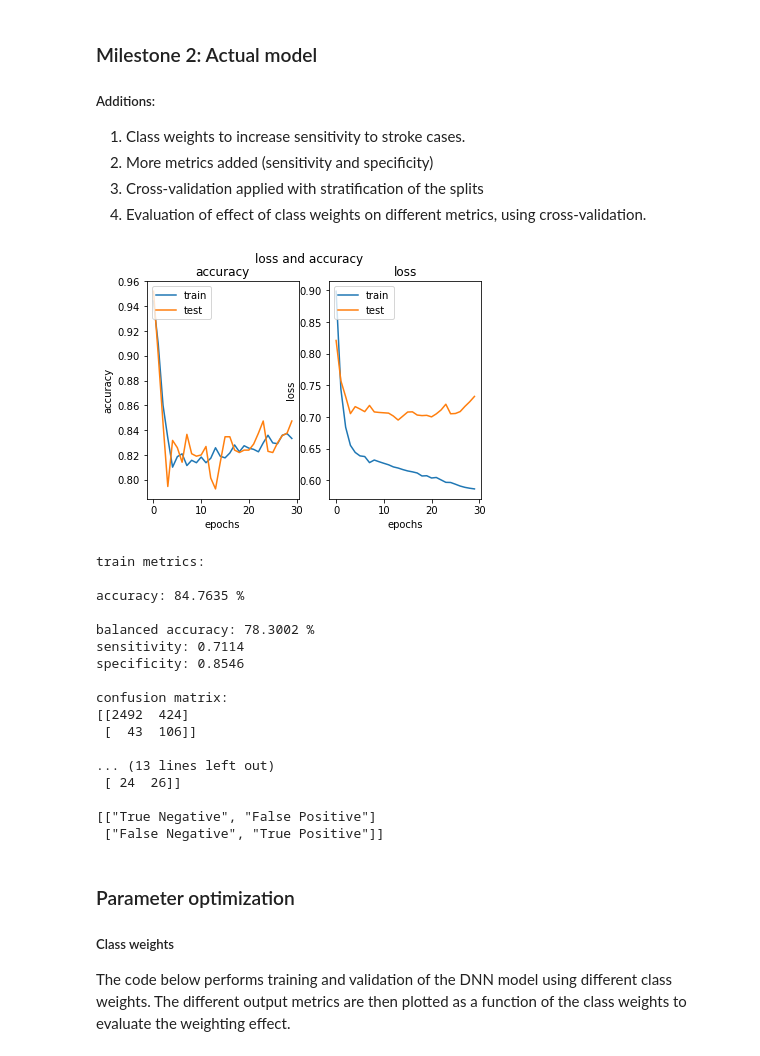
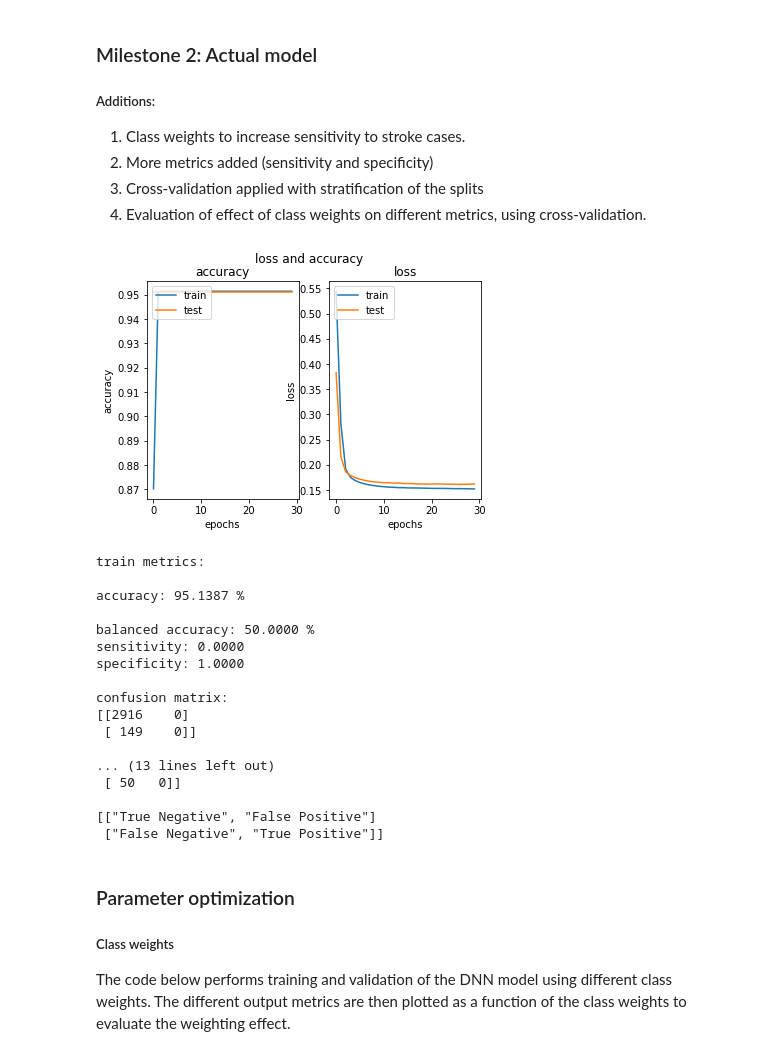
Before and after one commit to koenc100/Project-AI-minor, a Jupyter notebook: code/DNN_actual_model.ipynb, the cells around one changed output. Saved outputs shown, nothing was run; the diff lists cells and outputs as text; code cells hidden in the pictures.

Commit message:
log jeroen and DNN actual model

```diff
--- a/code/DNN_actual_model.ipynb
+++ b/code/DNN_actual_model.ipynb
@@ -123,50 +123,50 @@ def get_model(train_data):
     # Create the model
     initializer = initializers.RandomNormal(mean=0.0, stddev=0.05, seed=12345)
     model = models.Sequential()
 
     # First layer with input nodes equal to features
     model.add(Input(shape=(input_shape)))
 
     # One hidden layer with 25 nodes
     model.add(layers.Dense(25, activation='relu', kernel_initializer=initializer))
 
-    model.add(layers.Dense(10, activation='relu', kernel_initializer=initializer))
+    #model.add(layers.Dense(10, activation='relu', kernel_initializer=initializer))
 
     # Output layer with 1 node (only 1 output class, 0 or 1 for stroke) and sigmoid activation function
     model.add(layers.Dense(1, 'sigmoid'))
 
     return model
 
 model = get_model(train_data)
 
 # Train and predict
 predictions_train, predictions_test, history = train_and_predict(model, train_data,
                                                         train_labels, test_data, test_labels,
-                                                        class_weight = 10,
+                                                        class_weight = 1,
                                                         epochs=30, verbose=0)
 
 # Print metrics
 print('train metrics: \n')
 accuracy_train, balanced_accuracy_train = get_metrics(train_labels, predictions_train, verbose=True)
 
 print('test metrics: \n')
 accuracy_test, balanced_accuracy_test = get_metrics(test_labels, predictions_test, verbose=True)
 # %% [output]
-[figure, old version]
+[figure, new version]
 train metrics:
 
-accuracy: 84.7635 %
+accuracy: 95.1387 %
 
-balanced accuracy: 78.3002 %
-sensitivity: 0.7114
-specificity: 0.8546
+balanced accuracy: 50.0000 %
+sensitivity: 0.0000
+specificity: 1.0000
 
 confusion matrix:
-[[2492  424]
- [  43  106]]
+[[2916    0]
+ [ 149    0]]
 
 ... (13 lines left out)
- [ 24  26]]
+ [ 50   0]]
 
 [["True Negative", "False Positive"]
  ["False Negative", "True Positive"]]
```
Also changed, not shown: parts of 6 cells of this notebook, 1 other file.
